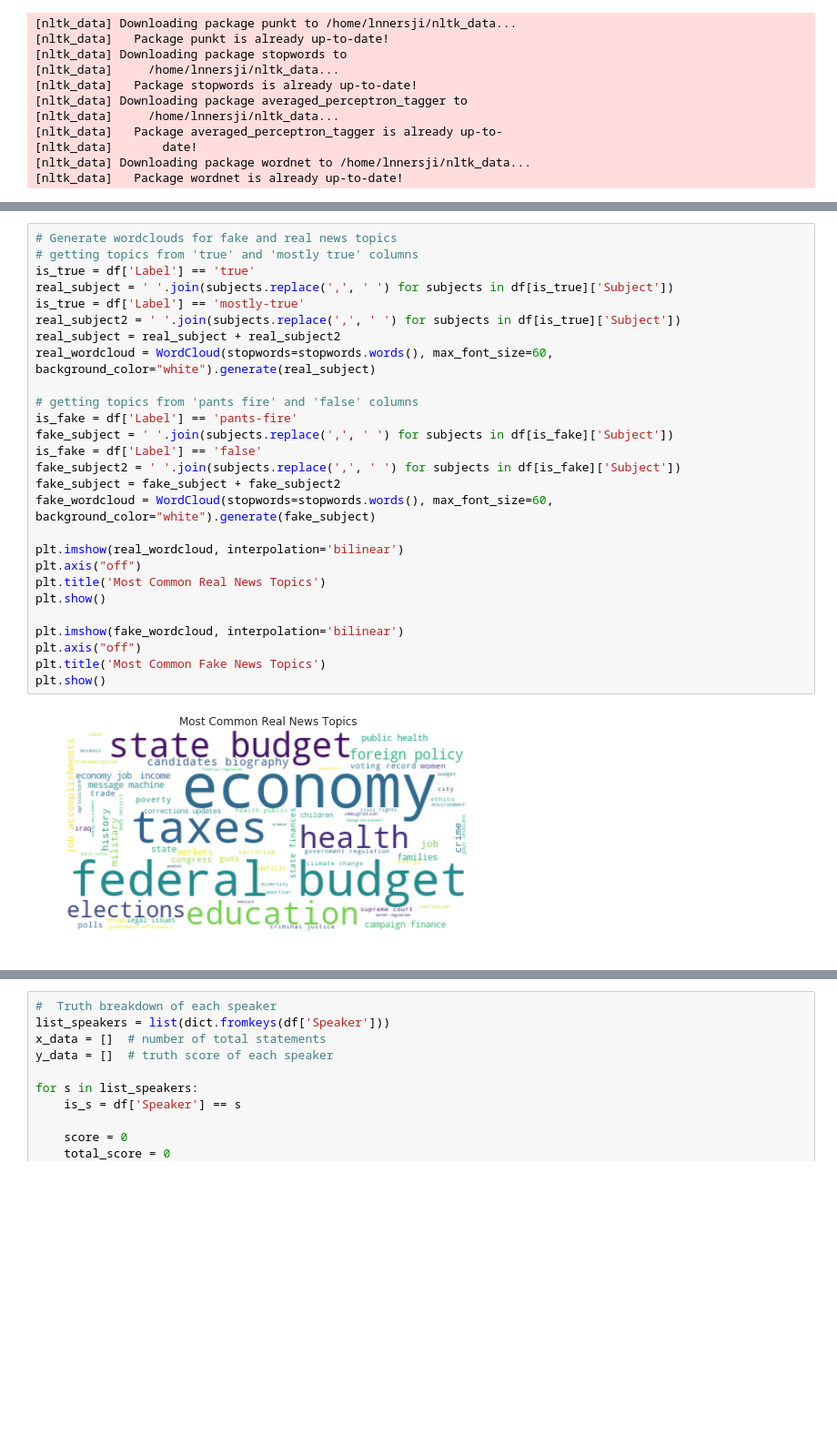
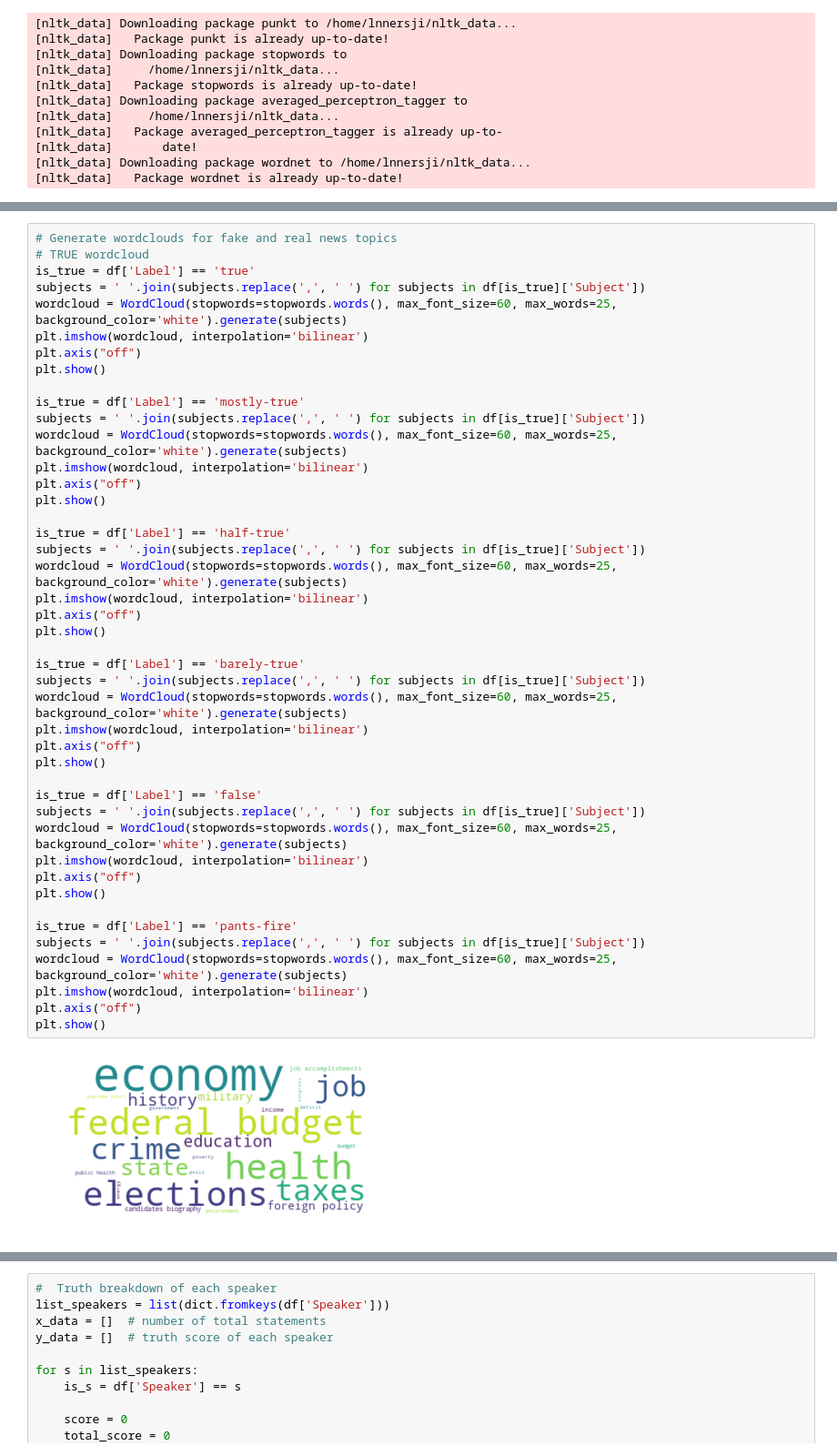
Before and after one commit to jnnersli/ML-Fake-News-Detection, a Jupyter notebook: FakeNews.ipynb, the cells around one changed output, grey strips where cells are left out. Shown at 91% size. Cells and saved outputs as stored; diff of their text form; blank space fills up the shorter version.

```diff
--- a/FakeNews.ipynb
+++ b/FakeNews.ipynb
@@ -109,29 +133,46 @@ Naive Bayes Accuracy Score ->  65.2046783625731
 # %%
 # Generate wordclouds for fake and real news topics
-# getting topics from 'true' and 'mostly true' columns
+# TRUE wordcloud
 is_true = df['Label'] == 'true'
-real_subject = ' '.join(subjects.replace(',', ' ') for subjects in df[is_true]['Subject'])
-is_true = df['Label'] == 'mostly-true'
-real_subject2 = ' '.join(subjects.replace(',', ' ') for subjects in df[is_true]['Subject'])
-real_subject = real_subject + real_subject2
-real_wordcloud = WordCloud(stopwords=stopwords.words(), max_font_size=60, background_color="white").generate(real_subject)
-
-# getting topics from 'pants fire' and 'false' columns
-is_fake = df['Label'] == 'pants-fire'
-fake_subject = ' '.join(subjects.replace(',', ' ') for subjects in df[is_fake]['Subject'])
-is_fake = df['Label'] == 'false'
-fake_subject2 = ' '.join(subjects.replace(',', ' ') for subjects in df[is_fake]['Subject'])
-fake_subject = fake_subject + fake_subject2
-fake_wordcloud = WordCloud(stopwords=stopwords.words(), max_font_size=60, background_color="white").generate(fake_subject)
-
-plt.imshow(real_wordcloud, interpolation='bilinear')
+subjects = ' '.join(subjects.replace(',', ' ') for subjects in df[is_true]['Subject'])
+wordcloud = WordCloud(stopwords=stopwords.words(), max_font_size=60, max_words=25, background_color='white').generate(subjects)
+plt.imshow(wordcloud, interpolation='bilinear')
 plt.axis("off")
-plt.title('Most Common Real News Topics')
 plt.show()
 
-plt.imshow(fake_wordcloud, interpolation='bilinear')
+is_true = df['Label'] == 'mostly-true'
+subjects = ' '.join(subjects.replace(',', ' ') for subjects in df[is_true]['Subject'])
+wordcloud = WordCloud(stopwords=stopwords.words(), max_font_size=60, max_words=25, background_color='white').generate(subjects)
+plt.imshow(wordcloud, interpolation='bilinear')
 plt.axis("off")
-plt.title('Most Common Fake News Topics')
 plt.show()
+
+is_true = df['Label'] == 'half-true'
+subjects = ' '.join(subjects.replace(',', ' ') for subjects in df[is_true]['Subject'])
+wordcloud = WordCloud(stopwords=stopwords.words(), max_font_size=60, max_words=25, background_color='white').generate(subjects)
+plt.imshow(wordcloud, interpolation='bilinear')
+plt.axis("off")
+plt.show()
+
+is_true = df['Label'] == 'barely-true'
+subjects = ' '.join(subjects.replace(',', ' ') for subjects in df[is_true]['Subject'])
+wordcloud = WordCloud(stopwords=stopwords.words(), max_font_size=60, max_words=25, background_color='white').generate(subjects)
+plt.imshow(wordcloud, interpolation='bilinear')
+plt.axis("off")
+plt.show()
+
+is_true = df['Label'] == 'false'
+subjects = ' '.join(subjects.replace(',', ' ') for subjects in df[is_true]['Subject'])
+wordcloud = WordCloud(stopwords=stopwords.words(), max_font_size=60, max_words=25, background_color='white').generate(subjects)
+plt.imshow(wordcloud, interpolation='bilinear')
+plt.axis("off")
+plt.show()
+
+is_true = df['Label'] == 'pants-fire'
+subjects = ' '.join(subjects.replace(',', ' ') for subjects in df[is_true]['Subject'])
+wordcloud = WordCloud(stopwords=stopwords.words(), max_font_size=60, max_words=25, background_color='white').generate(subjects)
+plt.imshow(wordcloud, interpolation='bilinear')
+plt.axis("off")
+plt.show()
 # %% [output]
-[figure, old version]
+[figure, new version]
```
Also changed, not shown: parts of 7 cells of this notebook.
